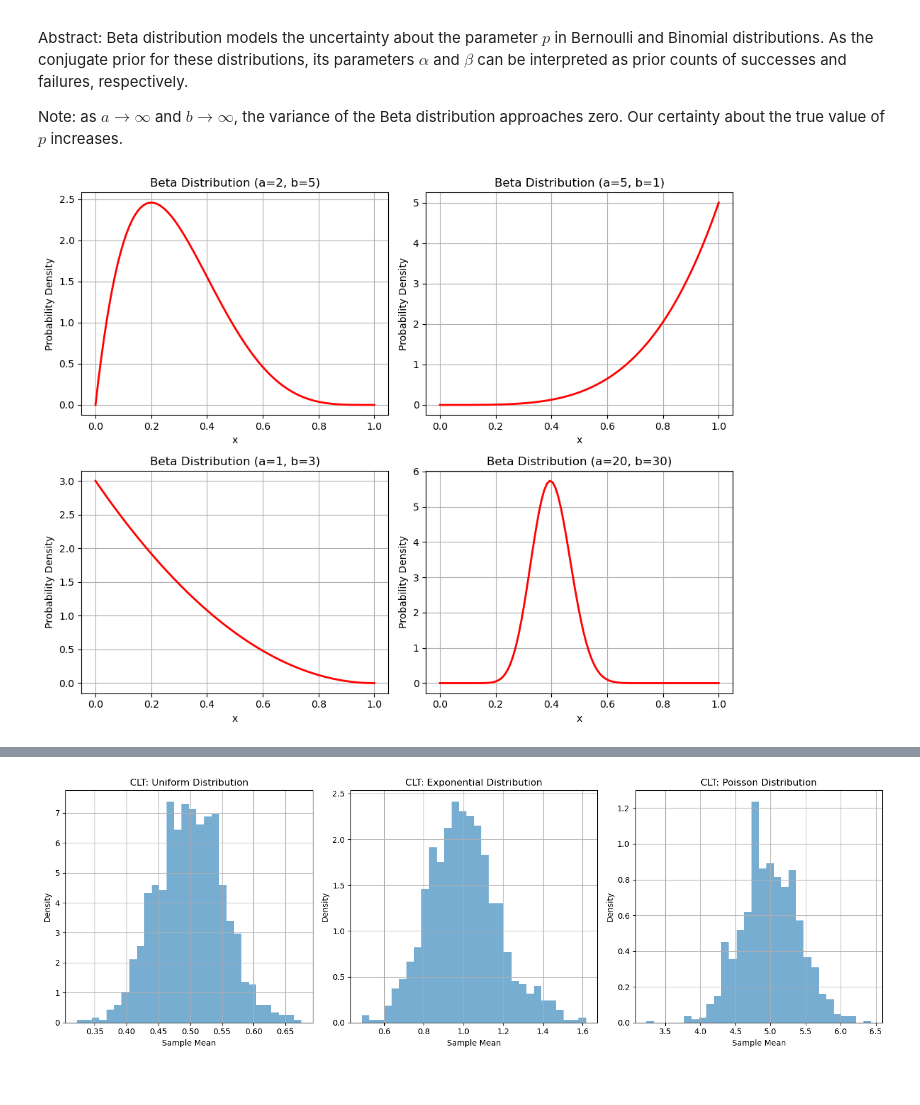
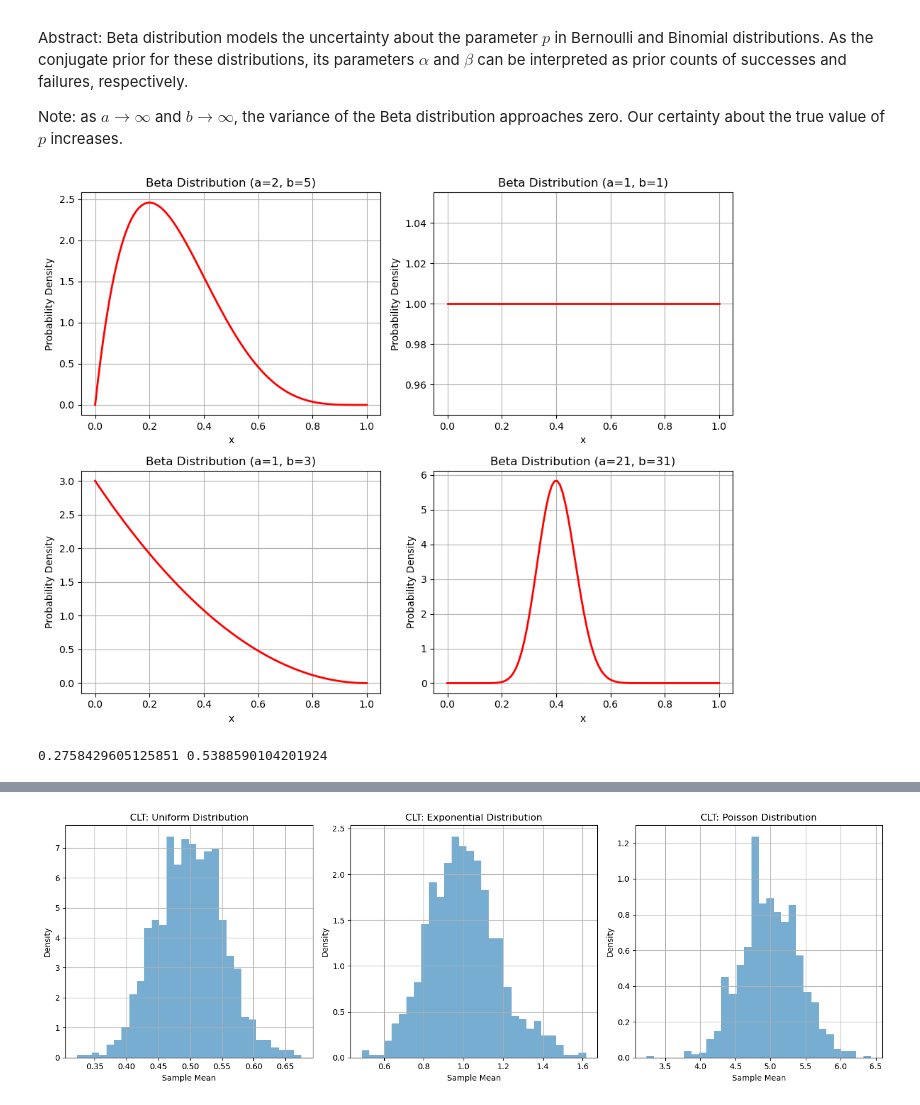
Before and after one commit to maitrungnguyen/PRML-reading, a Jupyter notebook: chapter 2/ch02_probability_distributions.ipynb, the cells around one changed output, grey strips where cells are left out. Cells and saved outputs as stored; diff of their text form; code cells hidden in the pictures.

```diff
--- a/chapter 2/ch02_probability_distributions.ipynb
+++ b/chapter 2/ch02_probability_distributions.ipynb
@@ -59,34 +59,40 @@ Note: as $a \to \infty$ and $b \to \infty$, the variance of the Beta distributio
 # %%
 #beta distribution
 import numpy as np
 from scipy.stats import beta
 import matplotlib.pyplot as plt
 
 def plot_beta_distribution(a, b):
     x = np.linspace(0, 1, 100)
     y = beta.pdf(x, a, b)
     plt.plot(x, y, 'r-', lw=2, label='beta pdf')
     plt.title('Beta Distribution (a={}, b={})'.format(a, b))
     plt.xlabel('x')
     plt.ylabel('Probability Density')
     plt.legend()
     plt.grid()
     plt.show()
 
-params = [(2, 5), (5, 1), (1, 3), (20, 30)]
+params = [(2, 5), (1, 1), (1, 3), (21, 31)]
 fig, axs = plt.subplots(2, 2, figsize=(10, 8))
 for ax, (a, b) in zip(axs.flatten(), params):
     x = np.linspace(0, 1, 100)
     y = beta.pdf(x, a, b)
     ax.plot(x, y, 'r-', lw=2)
     ax.set_title('Beta Distribution (a={}, b={})'.format(a, b))
     ax.set_xlabel('x')
     ax.set_ylabel('Probability Density')
     ax.grid()
 plt.tight_layout()
 plt.show()
 # %% [output]
-[figure, old version]
+[figure, new version]
+# %%
+x1 = beta.ppf(0.025, a=21, b=31)
+x2 = beta.ppf(0.975, a=21, b=31)
+print(x1, x2)
+# %% [output]
+0.2758429605125851 0.5388590104201924
 # %% [markdown]
 # 2.2 Multinomial Variables
 
```
Also changed, not shown: parts of 12 cells of this notebook, 5 other files.
